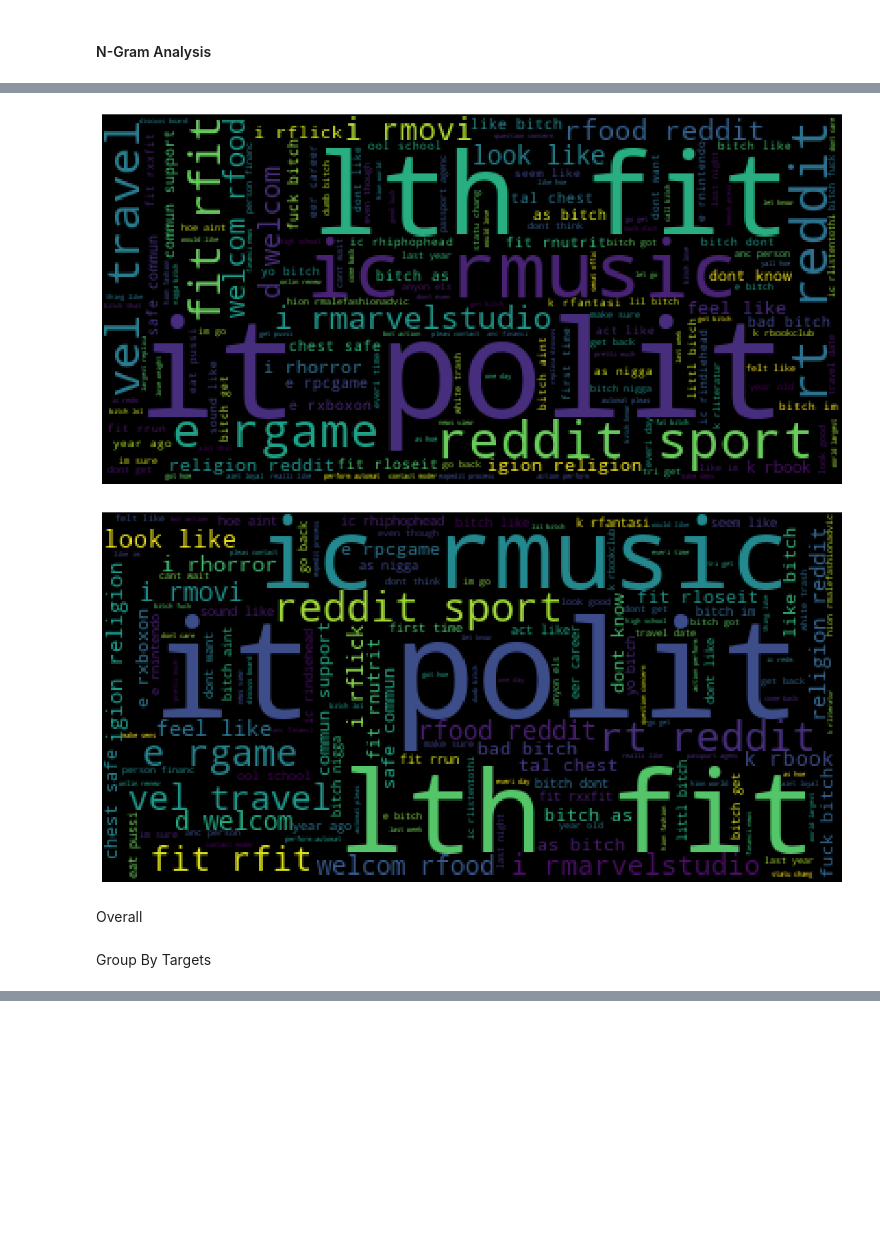
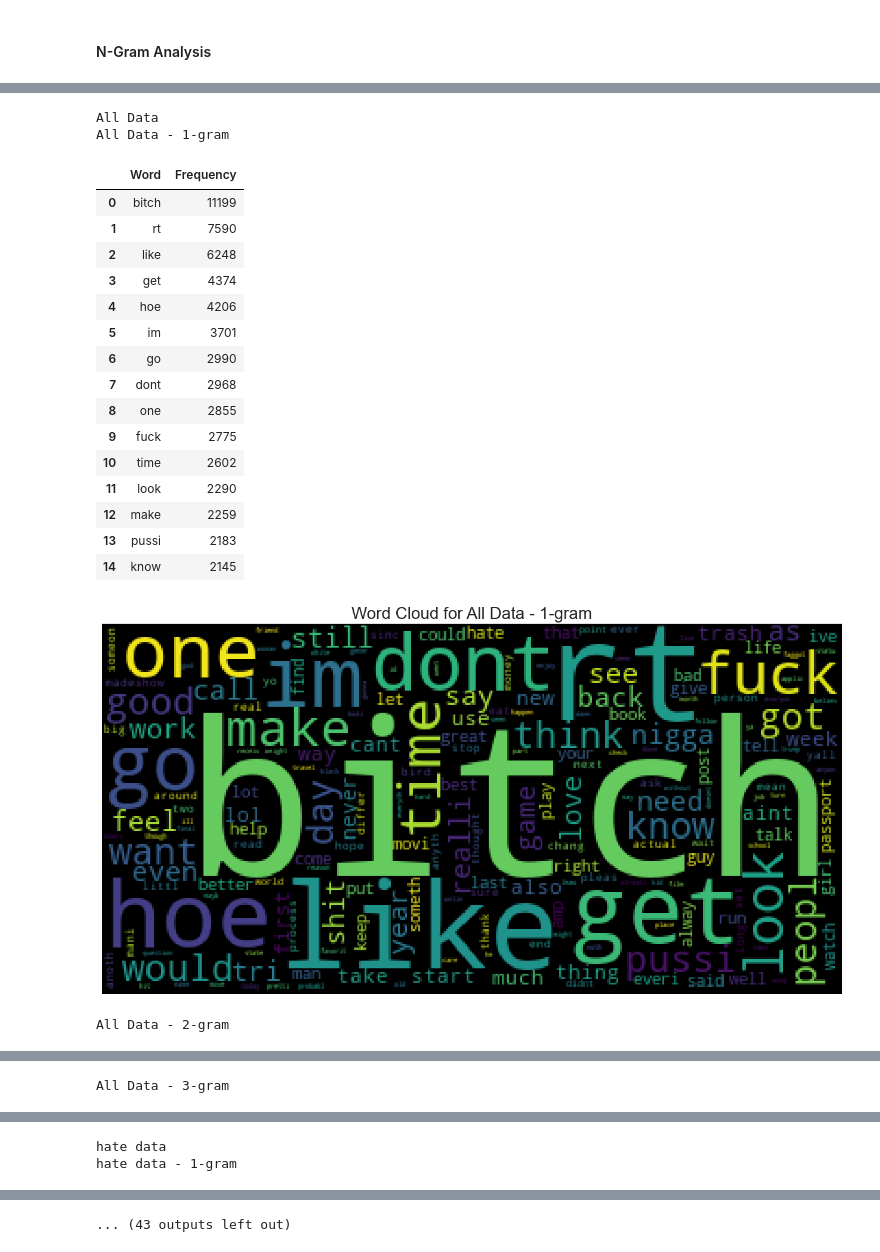
Before and after one commit to edologgerbird/PowerText, a Jupyter notebook: data_eda.ipynb, the cells around one changed output, grey strips where cells are left out. Drawn from its saved outputs; the diff is of its cells as text; code cells hidden in the pictures; blank space fills up the shorter version.

Commit message:
n-gram analysis

```diff
--- a/data_eda.ipynb
+++ b/data_eda.ipynb
@@ -109,2 +167,0 @@ def generate_wordcloud_from_freq(word_frequencies):
-# %%
-df["body"] = df["body"].apply(lambda x: x[3:])
@@ -140,12 +168,23 @@ generate_wordcloud_from_freq(all_data_1_gram)
-# %%
-generate_wordcloud_from_freq(all_data_2_gram)
-# %% [output]
-[figure, removed]
-# %%
-generate_wordcloud_from_freq(all_data_3_gram)
-# %% [output]
-[figure, removed]
-# %% [markdown]
-Overall
-# %% [markdown]
-Group By Targets
+# %%
+generate_n_gram_analysis(df)
+# %% [output]
+All Data
+All Data - 1-gram
+|  | Word | Frequency |
+| 0 | bitch | 11199 |
+| 1 | rt | 7590 |
+| 2 | like | 6248 |
+| 3 | get | 4374 |
+| 4 | hoe | 4206 |
+| 5 | im | 3701 |
+| 6 | go | 2990 |
+| 7 | dont | 2968 |
+| 8 | one | 2855 |
+| 9 | fuck | 2775 |
+| 10 | time | 2602 |
+| 11 | look | 2290 |
+| 12 | make | 2259 |
+| 13 | pussi | 2183 |
+| 14 | know | 2145 |
+[figure, added]
+All Data - 2-gram
@@ -151,0 +208 @@ Group By Targets
+All Data - 3-gram
@@ -151,0 +226,2 @@ Group By Targets
+hate data
+hate data - 1-gram
@@ -151,0 +245 @@ Group By Targets
+... (43 outputs left out)
```
Also changed, not shown: parts of 7 cells of this notebook.
